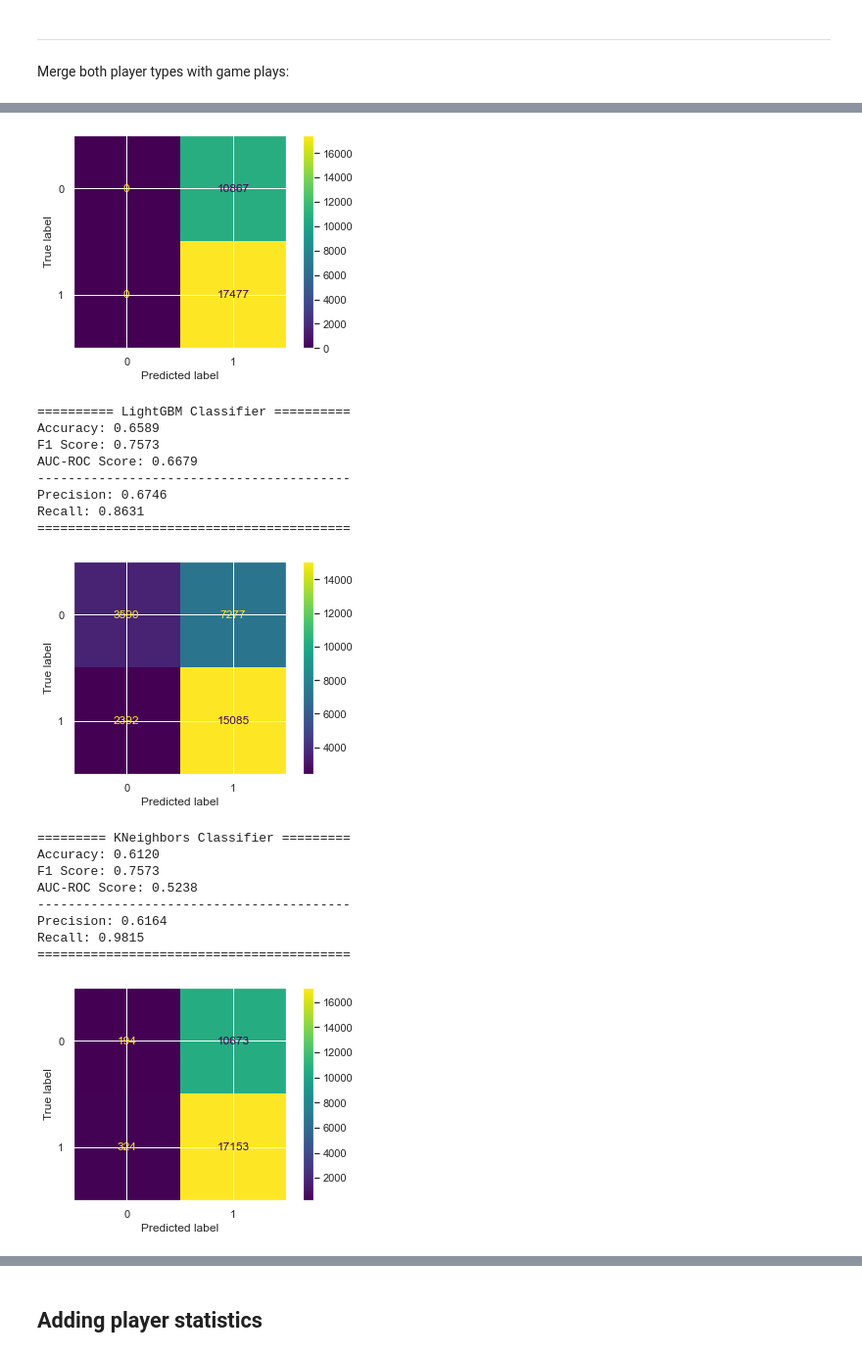
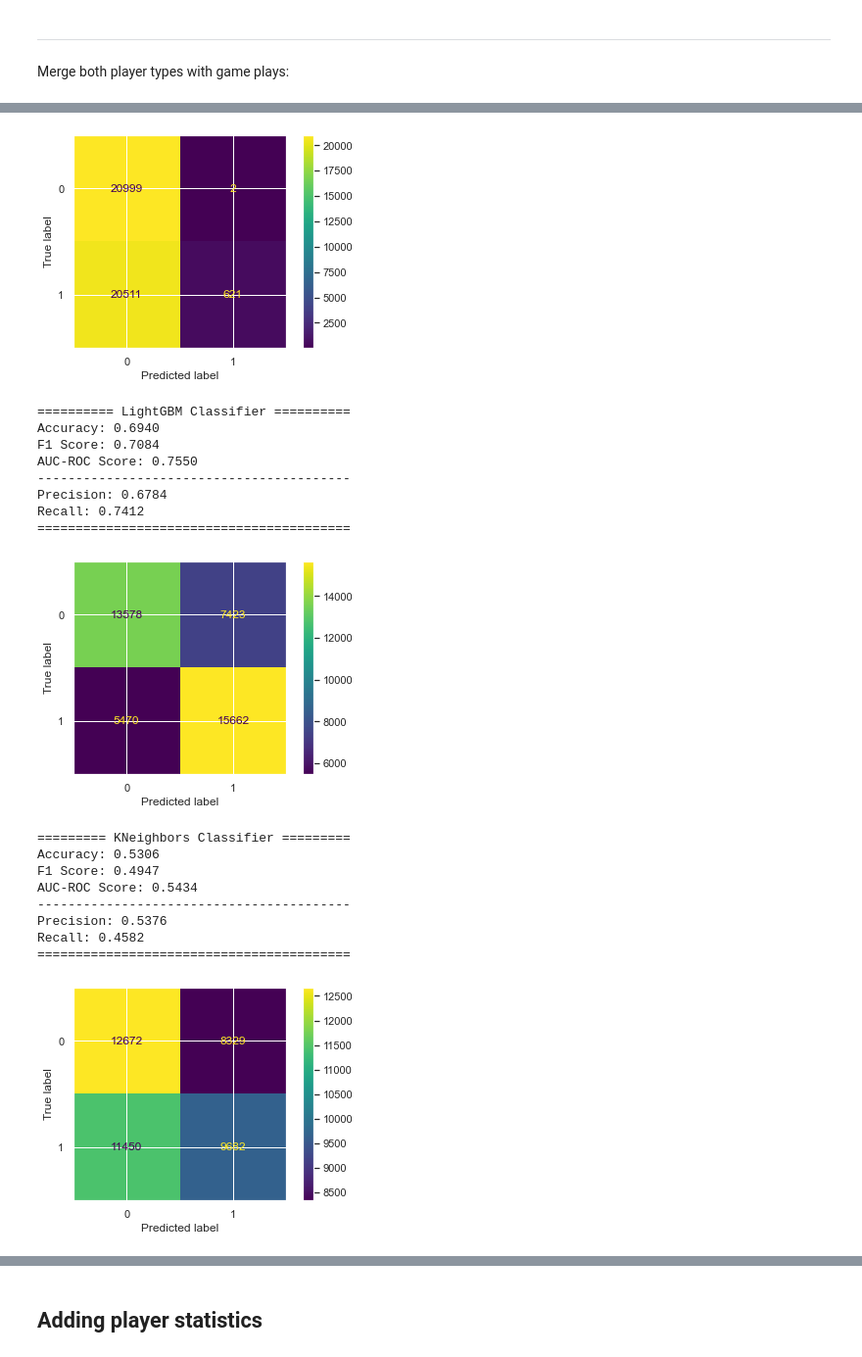
Before and after one commit to rmnng/dsnanocapstone, a Jupyter notebook: 6_nhl_player_features.ipynb, the cells around one changed output, grey strips where cells are left out. Shown at 98% size. Saved outputs shown, nothing was run; the diff lists cells and outputs as text; code cells hidden in the pictures.

Commit message:
Sampling issue fixed. Data pipeline added.

```diff
--- a/6_nhl_player_features.ipynb
+++ b/6_nhl_player_features.ipynb
@@ -82,7 +82,7 @@ df_data_dist = df.copy()
 df_data_dist['distance'] = df_data_dist.apply(dist, axis=1)
 
 # cut outliers first
-df_data_dist = df_data_dist[df_data_dist.distance<50]
+df_data_dist = df_data_dist[df_data_dist.distance<100]
 # %%
 # adding feature angle
 def angle(df):
@@ -93,7 +93,7 @@ df_data_dist_angle = df_data_dist.copy()
 df_data_dist_angle['angle'] = df_data_dist_angle.apply(angle, axis=1)
 
 # cutting outliers
-df_data_dist_angle= df_data_dist_angle[df_data_dist_angle.angle<40]
+df_data_dist_angle= df_data_dist_angle[df_data_dist_angle.angle<70]
 # %%
 df_data_dist_angle.head()
 # %% [output]
@@ -185,9 +185,9 @@ dtype: int64
 df_data_player.goalie_id.fillna(0, inplace=True)
 # %%
 # starting training with player_id
-_, lg = run_logistic_regression(df_data_player, conf_matrix=True, roc_curve=False);
-_, lgbm = run_lightgbm_classifier(df_data_player, conf_matrix=True, roc_curve=False);
-_, knc = run_kneighbors_classifier(df_data_player, conf_matrix=True, roc_curve=False);
+_, lg = run_logistic_regression(df_data_player, c_matrix=True, r_curve=False);
+_, lgbm = run_lightgbm_classifier(df_data_player, c_matrix=True, r_curve=False);
+_, knc = run_kneighbors_classifier(df_data_player, c_matrix=True, r_curve=False);
 save_metrics('6_with_player_ids', metrics_lg=lg, metrics_lgbm=lgbm, metrics_knc=knc )
 # %% [output]
 ========== Logistic Regression ==========
@@ -200,23 +200,23 @@ Recall: 1.0000
 =========================================
-[figure, old version]
+[figure, new version]
 ========== LightGBM Classifier ==========
-Accuracy: 0.6589
-F1 Score: 0.7573
-AUC-ROC Score: 0.6679
+Accuracy: 0.6940
+F1 Score: 0.7084
+AUC-ROC Score: 0.7550
 -----------------------------------------
-Precision: 0.6746
-Recall: 0.8631
+Precision: 0.6784
+Recall: 0.7412
 =========================================
-[figure, old version]
+[figure, new version]
 ========= KNeighbors Classifier =========
-Accuracy: 0.6120
-F1 Score: 0.7573
-AUC-ROC Score: 0.5238
+Accuracy: 0.5306
+F1 Score: 0.4947
+AUC-ROC Score: 0.5434
 -----------------------------------------
-Precision: 0.6164
-Recall: 0.9815
+Precision: 0.5376
+Recall: 0.4582
 =========================================
-[figure, old version]
+[figure, new version]
 # %%
 df_data_player.goal.hist()
 # %% [output]
```
Also changed, not shown: parts of 23 cells of this notebook, 20 other files.
